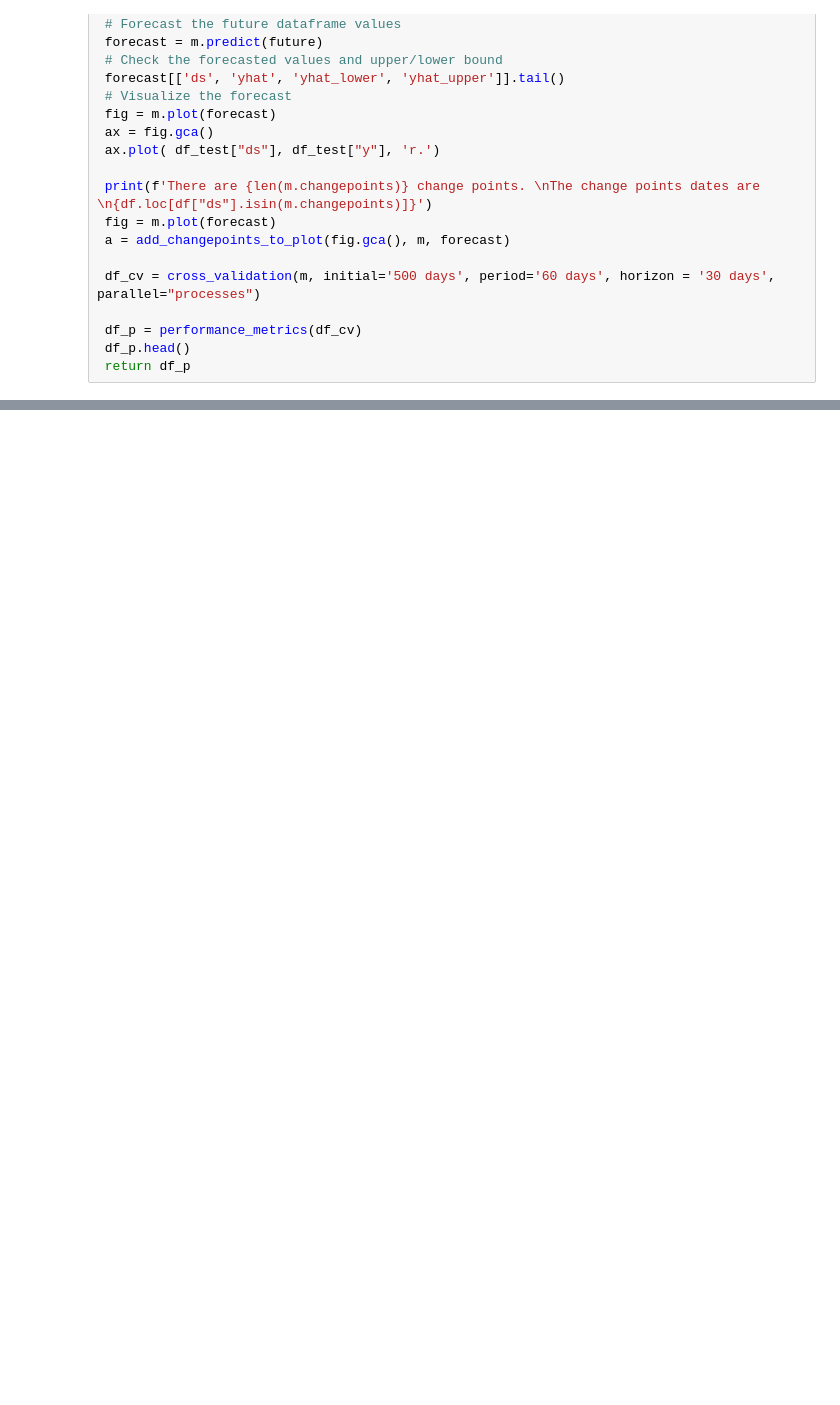
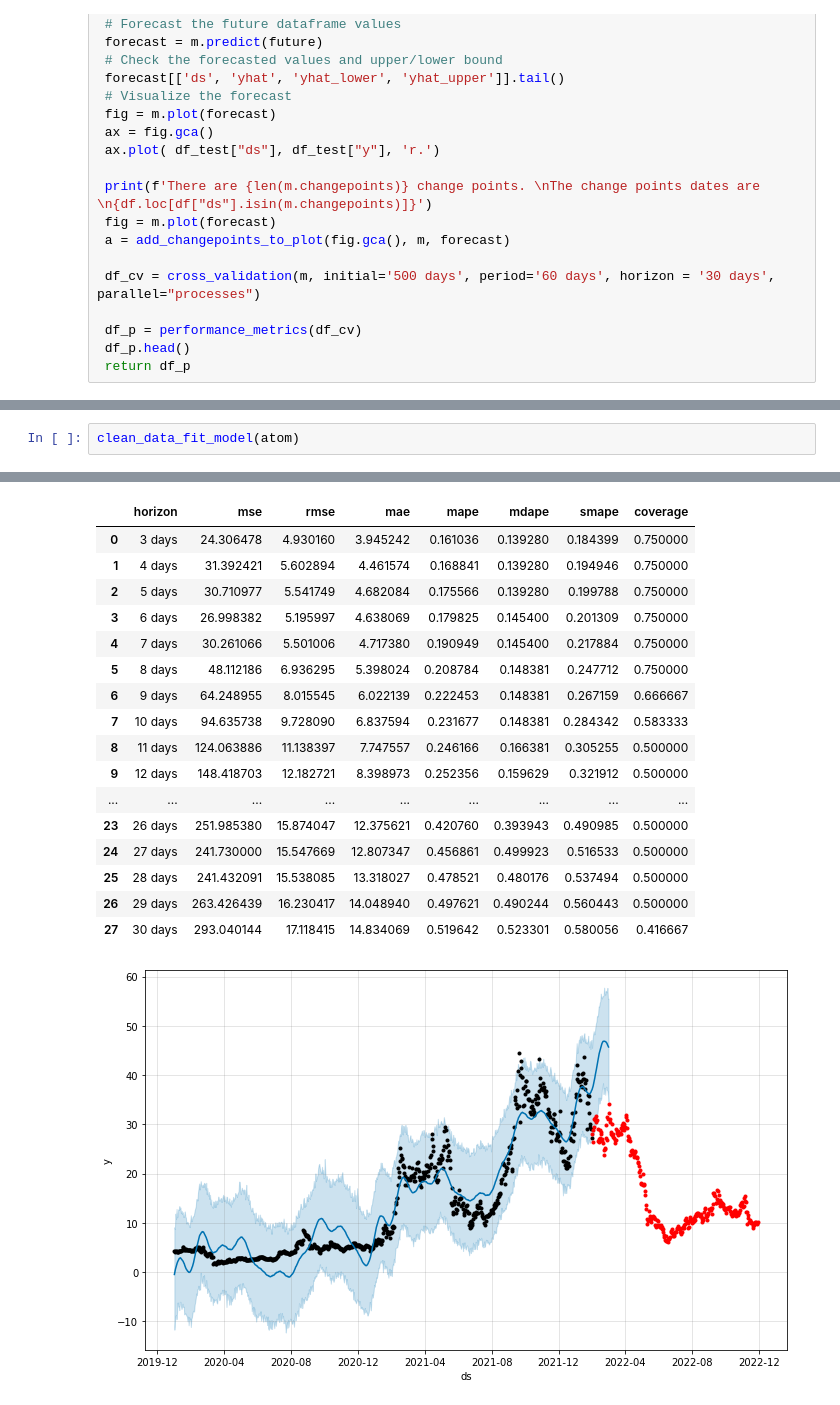
Before and after one commit to SahajTC/A-Fire-Inside, a Jupyter notebook: FbProphet.ipynb, the cells around one changed output, grey strips where cells are left out. Saved outputs shown, nothing was run; the diff lists cells and outputs as text; blank space fills up the shorter version.

```diff
--- a/FbProphet.ipynb
+++ b/FbProphet.ipynb
@@ -271,0 +339,3 @@ INFO:cmdstanpy:Chain [1] done processing
+# %%
+clean_data_fit_model(atom)
+# %% [output]
@@ -271,0 +389,18 @@ INFO:cmdstanpy:Chain [1] done processing
+|  | horizon | mse | rmse | mae | mape | mdape | smape | coverage |
+| 0 | 3 days | 24.306478 | 4.930160 | 3.945242 | 0.161036 | 0.139280 | 0.184399 | 0.750000 |
+| 1 | 4 days | 31.392421 | 5.602894 | 4.461574 | 0.168841 | 0.139280 | 0.194946 | 0.750000 |
+| 2 | 5 days | 30.710977 | 5.541749 | 4.682084 | 0.175566 | 0.139280 | 0.199788 | 0.750000 |
+| 3 | 6 days | 26.998382 | 5.195997 | 4.638069 | 0.179825 | 0.145400 | 0.201309 | 0.750000 |
+| 4 | 7 days | 30.261066 | 5.501006 | 4.717380 | 0.190949 | 0.145400 | 0.217884 | 0.750000 |
+| 5 | 8 days | 48.112186 | 6.936295 | 5.398024 | 0.208784 | 0.148381 | 0.247712 | 0.750000 |
+| 6 | 9 days | 64.248955 | 8.015545 | 6.022139 | 0.222453 | 0.148381 | 0.267159 | 0.666667 |
+| 7 | 10 days | 94.635738 | 9.728090 | 6.837594 | 0.231677 | 0.148381 | 0.284342 | 0.583333 |
+| 8 | 11 days | 124.063886 | 11.138397 | 7.747557 | 0.246166 | 0.166381 | 0.305255 | 0.500000 |
+| 9 | 12 days | 148.418703 | 12.182721 | 8.398973 | 0.252356 | 0.159629 | 0.321912 | 0.500000 |
+| ... | ... | ... | ... | ... | ... | ... | ... | ... |
+| 23 | 26 days | 251.985380 | 15.874047 | 12.375621 | 0.420760 | 0.393943 | 0.490985 | 0.500000 |
+| 24 | 27 days | 241.730000 | 15.547669 | 12.807347 | 0.456861 | 0.499923 | 0.516533 | 0.500000 |
+| 25 | 28 days | 241.432091 | 15.538085 | 13.318027 | 0.478521 | 0.480176 | 0.537494 | 0.500000 |
+| 26 | 29 days | 263.426439 | 16.230417 | 14.048940 | 0.497621 | 0.490244 | 0.560443 | 0.500000 |
+| 27 | 30 days | 293.040144 | 17.118415 | 14.834069 | 0.519642 | 0.523301 | 0.580056 | 0.416667 |
+[figure, added]
```
Also changed, not shown: parts of 6 cells of this notebook.
